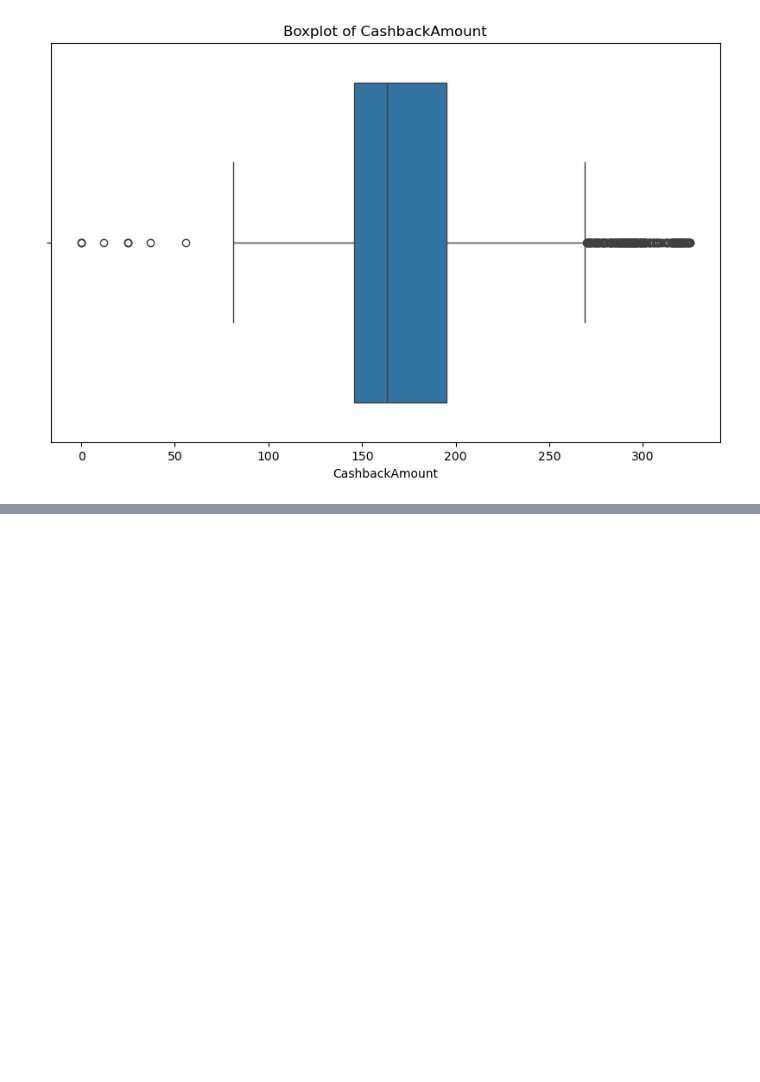
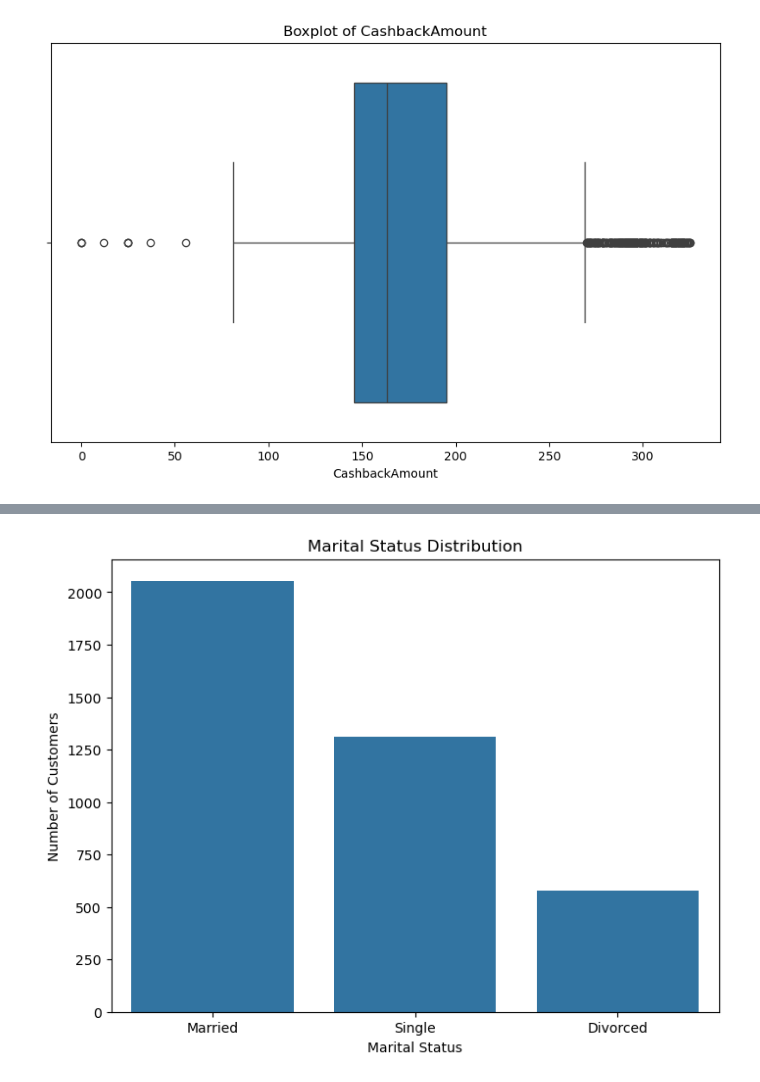
Before and after one commit to alhamfebian/purwadhika-jcdsol, a Jupyter notebook: Capstone Project/Capstone Project Module 3/ECommerceCustomerChurn.ipynb, the cells around one changed output, grey strips where cells are left out. Cells and saved outputs as stored; diff of their text form; code cells hidden in the pictures; blank space fills up the shorter version.

```diff
--- a/Capstone Project/Capstone Project Module 3/ECommerceCustomerChurn.ipynb
+++ b/Capstone Project/Capstone Project Module 3/ECommerceCustomerChurn.ipynb
@@ -129,0 +131,16 @@ categorical_transformer = Pipeline(steps=[
+# %%
+# Melihat distribusi data pada kolom Marital Status
+# Diurutkan dari Marital Status yang paling banyak ke paling rendah
+
+plt.figure(figsize=(8, 6))
+
+sns.barplot(
+    data=df_ecommerce_customer_churn['MaritalStatus'].value_counts()
+)
+
+plt.title('Marital Status Distribution')
+plt.xlabel('Marital Status')
+plt.ylabel('Number of Customers')
+plt.show()
+# %% [output]
+[figure, added]
```
Also changed, not shown: parts of 26 cells of this notebook.
